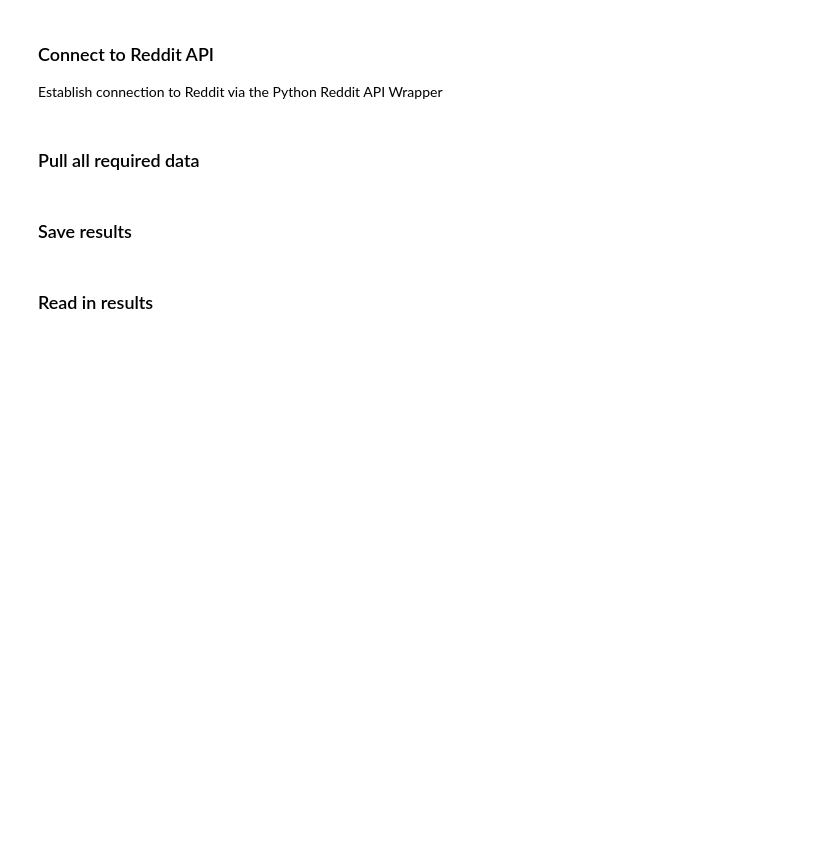
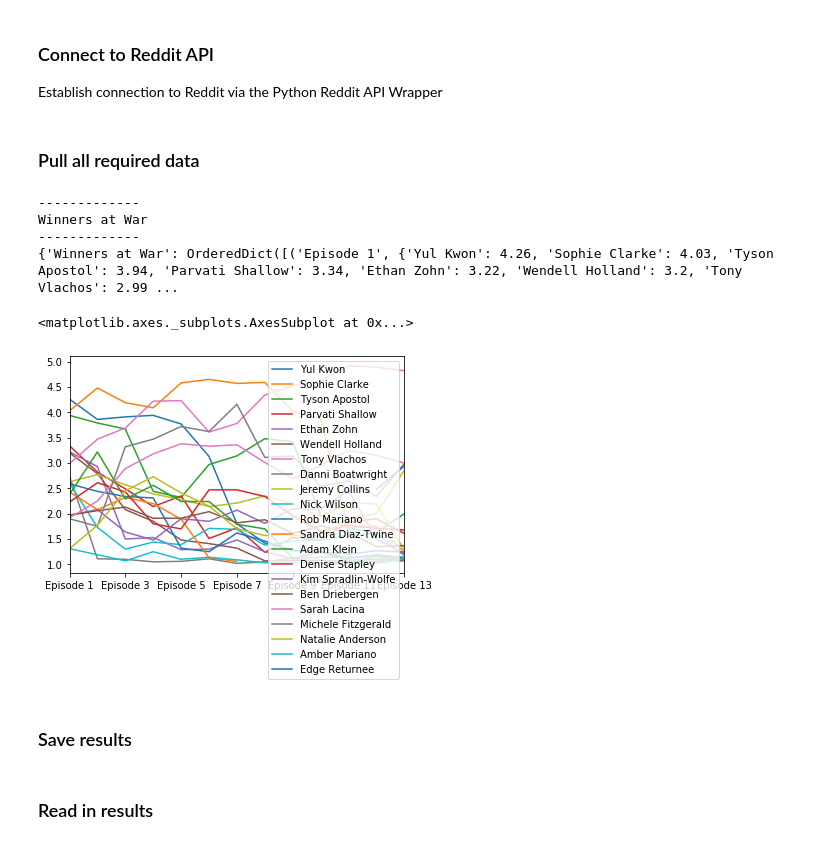
Before and after one commit to ldawson02/data-science-intro, a Jupyter notebook: Survivor WSSYW/Edgic Analysis.ipynb, the cells around one changed output. Saved outputs shown, nothing was run; the diff lists cells and outputs as text; code cells hidden in the pictures; blank space fills up the shorter version.

```diff
--- a/Survivor WSSYW/Edgic Analysis.ipynb
+++ b/Survivor WSSYW/Edgic Analysis.ipynb
@@ -28,12 +28,14 @@ reddit = praw.Reddit(client_id = settings.get('client_id'),
 subreddit = reddit.subreddit('edgic')
 
 fp = open('./edgic-seasons.json')
-seasons = json.load(fp)
+#seasons = json.load(fp)
+seasons = {"40":"Winners at War"}
 
 readData = True
 # %% [markdown]
 ### Pull all required data
 # %%
+pattern0 = re.compile(r'[0-9]*?\.?[0-9]*?\s+:\s+.+\s+\(.+\)$', re.MULTILINE)
 pattern1 = re.compile(r'[0-9]*?\.?[0-9]*?\s+:\s+.+$', re.MULTILINE)
 pattern2 = re.compile(r'[a-zA-Z ]*?\s+-\s+[0-9]*?\.?[0-9]+?$', re.MULTILINE)
 pattern3 = re.compile(r'[a-zA-Z ]*?\s+:\s+[0-9]*?\.?[0-9]+?$', re.MULTILINE)
@@ -50,8 +52,10 @@ for season in seasons.values():
         if str(sub.author) == "DesertScorpion4":
             title = sub.title.replace("Edgic Results","").replace(season,"").replace(":","").strip()
             text = None
-            if pattern1.search(sub.selftext):
-                text = {t.split(":")[1].strip() : float(t.split(":")[0].strip()) for t in pattern1.findall(sub.selftext)}
+            if pattern0.search(sub.selftext):
+                text = {t.split(":")[1].split("(")[0].replace("*","").replace("The Abstract Concept of the Second","").strip() : float(t.split(":")[0].strip()) for t in pattern1.findall(sub.selftext)}
+            elif pattern1.search(sub.selftext):
+                text = {t.split(":")[1].replace("*","").strip() : float(t.split(":")[0].strip()) for t in pattern1.findall(sub.selftext)}
             elif pattern2.search(sub.selftext):
                 text = {t.split("-")[0].strip() : float(t.split("-")[1].strip()) for t in pattern2.findall(sub.selftext)}
             elif pattern3.search(sub.selftext):
@@ -64,14 +68,20 @@ for season in seasons.values():
                 print("===========")
             season_results[title] = text
     edgic_results[season] = OrderedDict(list(season_results.items())[::-1])
-
-print(edgic_results)
+# %% [output]
+-------------
+Winners at War
+-------------
+{'Winners at War': OrderedDict([('Episode 1', {'Yul Kwon': 4.26, 'Sophie Clarke': 4.03, 'Tyson Apostol': 3.94, 'Parvati Shallow': 3.34, 'Ethan Zohn': 3.22, 'Wendell Holland': 3.2, 'Tony Vlachos': 2.99 ...
 # %%
 # Make graph for IoI
-IoI = edgic_results["Island of the Idols"]
+IoI = edgic_results["Winners at War"]
 df = pd.DataFrame(IoI, columns=IoI.keys())
 df.transpose()
-df.transpose().plot(legend=False)
+df.transpose().plot()
+# %% [output]
+<matplotlib.axes._subplots.AxesSubplot at 0x...>
+[figure, added]
 # %% [markdown]
 ### Save results
 # %%
```
Also changed, not shown: parts of 4 cells of this notebook, 4 other files.
